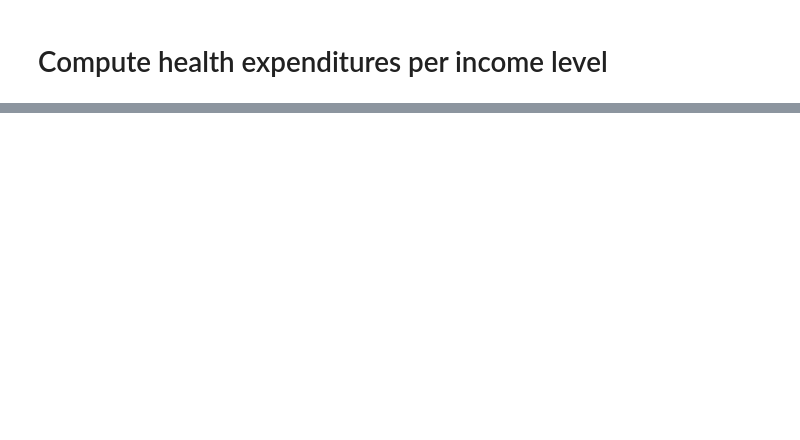
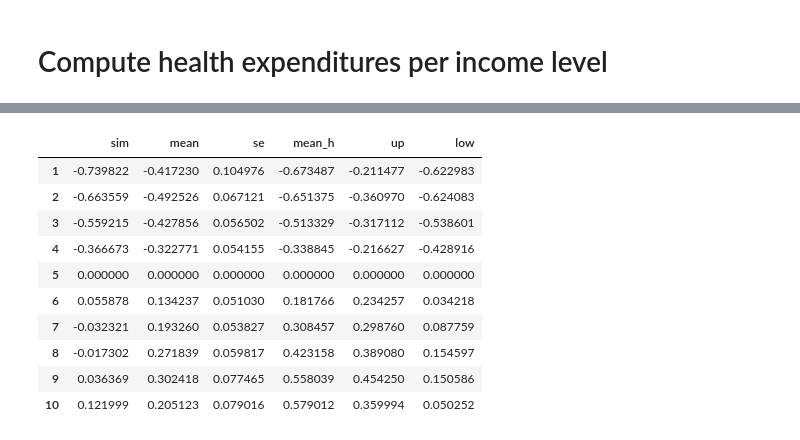
Before and after one commit to pcmichaud/agghealth_replicate, a Jupyter notebook: post/Figure D2 Health Spending by Income.ipynb, the cells around one changed output, grey strips where cells are left out. Saved outputs shown, nothing was run; the diff lists cells and outputs as text; code cells hidden in the pictures; blank space fills up the shorter version.

```diff
--- a/post/Figure D2 Health Spending by Income.ipynb
+++ b/post/Figure D2 Health Spending by Income.ipynb
@@ -244,0 +221,6 @@ plt.show()
+# %%
+grad_m_data = model.params[['ey10_'+str(q) for q in range(1,11) if q!=5]]
+grad_m_data.index = [x for x in range(1,11) if x!=5]
+grad_m_data[5] = 0
+grad_m_data = grad_m_data.sort_index()
+grad_m_data
@@ -244,0 +299,16 @@ plt.show()
+# %%
+table['up'] = table['mean'] + 1.96*table['se']
+table['low'] = table['mean'] - 1.96*table['se']
+table
+# %% [output]
+|  | sim | mean | se | mean_h | up | low |
+| 1 | -0.739822 | -0.417230 | 0.104976 | -0.673487 | -0.211477 | -0.622983 |
+| 2 | -0.663559 | -0.492526 | 0.067121 | -0.651375 | -0.360970 | -0.624083 |
+| 3 | -0.559215 | -0.427856 | 0.056502 | -0.513329 | -0.317112 | -0.538601 |
+| 4 | -0.366673 | -0.322771 | 0.054155 | -0.338845 | -0.216627 | -0.428916 |
+| 5 | 0.000000 | 0.000000 | 0.000000 | 0.000000 | 0.000000 | 0.000000 |
+| 6 | 0.055878 | 0.134237 | 0.051030 | 0.181766 | 0.234257 | 0.034218 |
+| 7 | -0.032321 | 0.193260 | 0.053827 | 0.308457 | 0.298760 | 0.087759 |
+| 8 | -0.017302 | 0.271839 | 0.059817 | 0.423158 | 0.389080 | 0.154597 |
+| 9 | 0.036369 | 0.302418 | 0.077465 | 0.558039 | 0.454250 | 0.150586 |
+| 10 | 0.121999 | 0.205123 | 0.079016 | 0.579012 | 0.359994 | 0.050252 |
```
Also changed, not shown: parts of 55 cells of this notebook, 8 other files.
